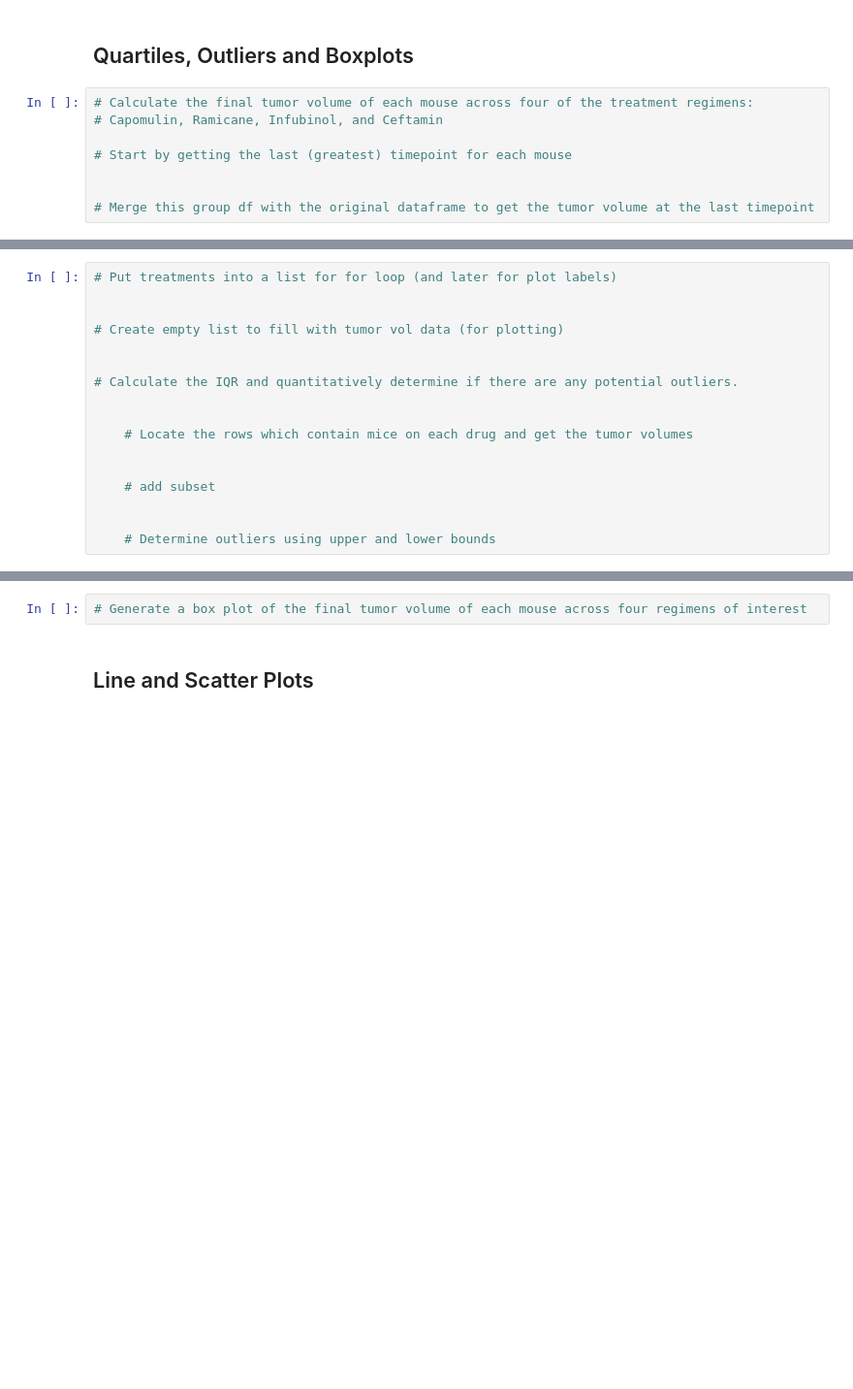
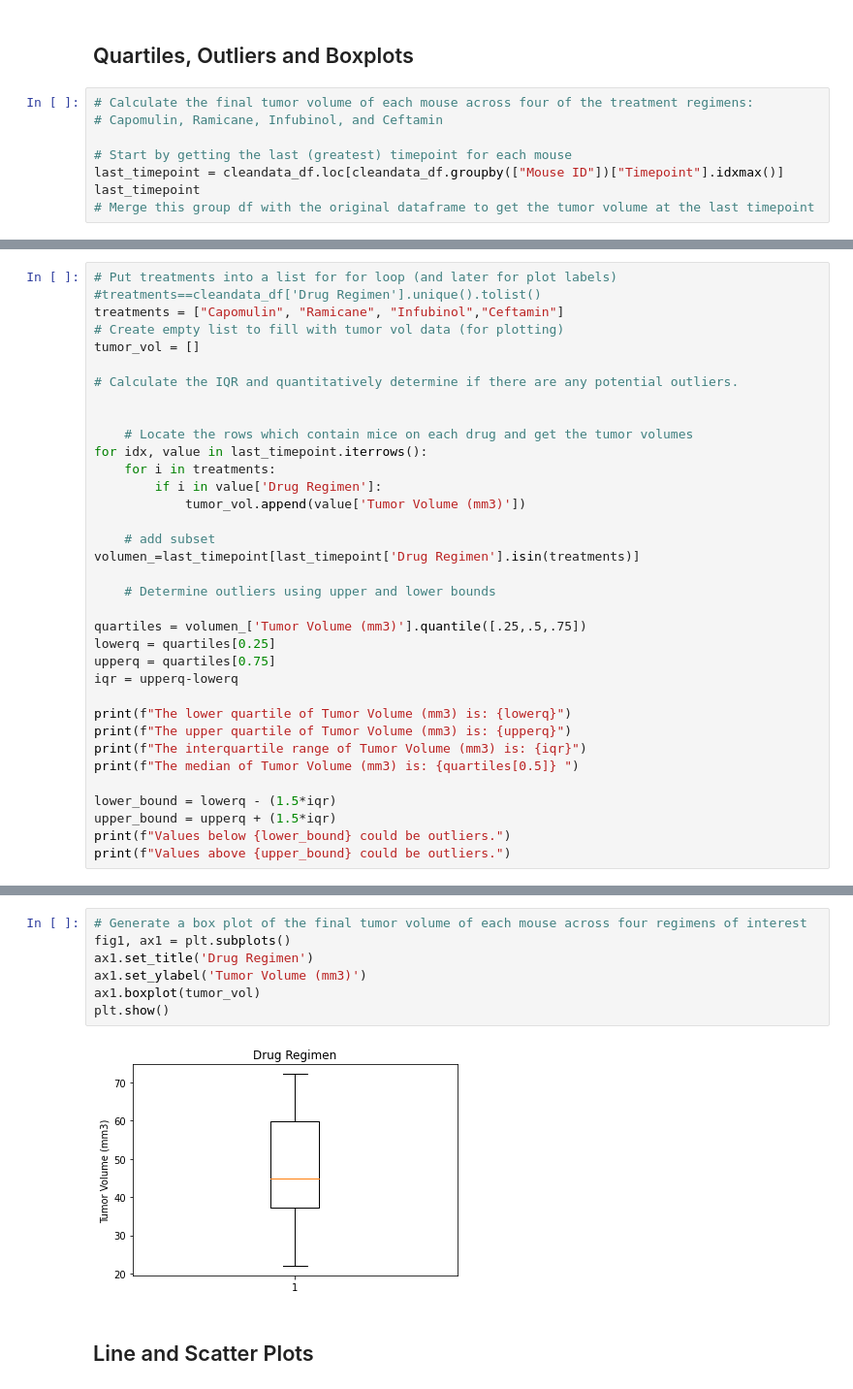
Before and after one commit to SugeilyMG/Matplotlib-challenge, a Jupyter notebook: pymaceuticals_starter.ipynb, the cells around one changed output, grey strips where cells are left out. Shown: that part at 97% size. Cells and saved outputs as stored; diff of their text form; blank space fills up the shorter version.

```diff
--- a/pymaceuticals_starter.ipynb
+++ b/pymaceuticals_starter.ipynb
@@ -244,6 +225,6 @@ plt.pie(distribution_list, labels=labels, colors=colors,
 # Capomulin, Ramicane, Infubinol, and Ceftamin
 
 # Start by getting the last (greatest) timepoint for each mouse
-
-
+last_timepoint = cleandata_df.loc[cleandata_df.groupby(["Mouse ID"])["Timepoint"].idxmax()]
+last_timepoint
 # Merge this group df with the original dataframe to get the tumor volume at the last timepoint
@@ -250,17 +245,35 @@ plt.pie(distribution_list, labels=labels, colors=colors,
 # %%
 # Put treatments into a list for for loop (and later for plot labels)
-
-
+#treatments==cleandata_df['Drug Regimen'].unique().tolist()
+treatments = ["Capomulin", "Ramicane", "Infubinol","Ceftamin"]
 # Create empty list to fill with tumor vol data (for plotting)
-
+tumor_vol = []
 
 # Calculate the IQR and quantitatively determine if there are any potential outliers.
 
 
     # Locate the rows which contain mice on each drug and get the tumor volumes
-
+for idx, value in last_timepoint.iterrows():
+    for i in treatments:
+        if i in value['Drug Regimen']:
+            tumor_vol.append(value['Tumor Volume (mm3)'])
 
     # add subset
-
+volumen_=last_timepoint[last_timepoint['Drug Regimen'].isin(treatments)]
 
     # Determine outliers using upper and lower bounds
+
+quartiles = volumen_['Tumor Volume (mm3)'].quantile([.25,.5,.75])
+lowerq = quartiles[0.25]
+upperq = quartiles[0.75]
+iqr = upperq-lowerq
+
+print(f"The lower quartile of Tumor Volume (mm3) is: {lowerq}")
+print(f"The upper quartile of Tumor Volume (mm3) is: {upperq}")
+print(f"The interquartile range of Tumor Volume (mm3) is: {iqr}")
+print(f"The median of Tumor Volume (mm3) is: {quartiles[0.5]} ")
+
+lower_bound = lowerq - (1.5*iqr)
+upper_bound = upperq + (1.5*iqr)
+print(f"Values below {lower_bound} could be outliers.")
+print(f"Values above {upper_bound} could be outliers.")
@@ -267,5 +307,12 @@ plt.pie(distribution_list, labels=labels, colors=colors,
 # %%
 # Generate a box plot of the final tumor volume of each mouse across four regimens of interest
+fig1, ax1 = plt.subplots()
+ax1.set_title('Drug Regimen')
+ax1.set_ylabel('Tumor Volume (mm3)')
+ax1.boxplot(tumor_vol)
+plt.show()
+# %% [output]
+[figure, added]
 # %% [markdown]
 ## Line and Scatter Plots
 # %%
```
Also changed, not shown: parts of 14 cells of this notebook, 2 other files.
